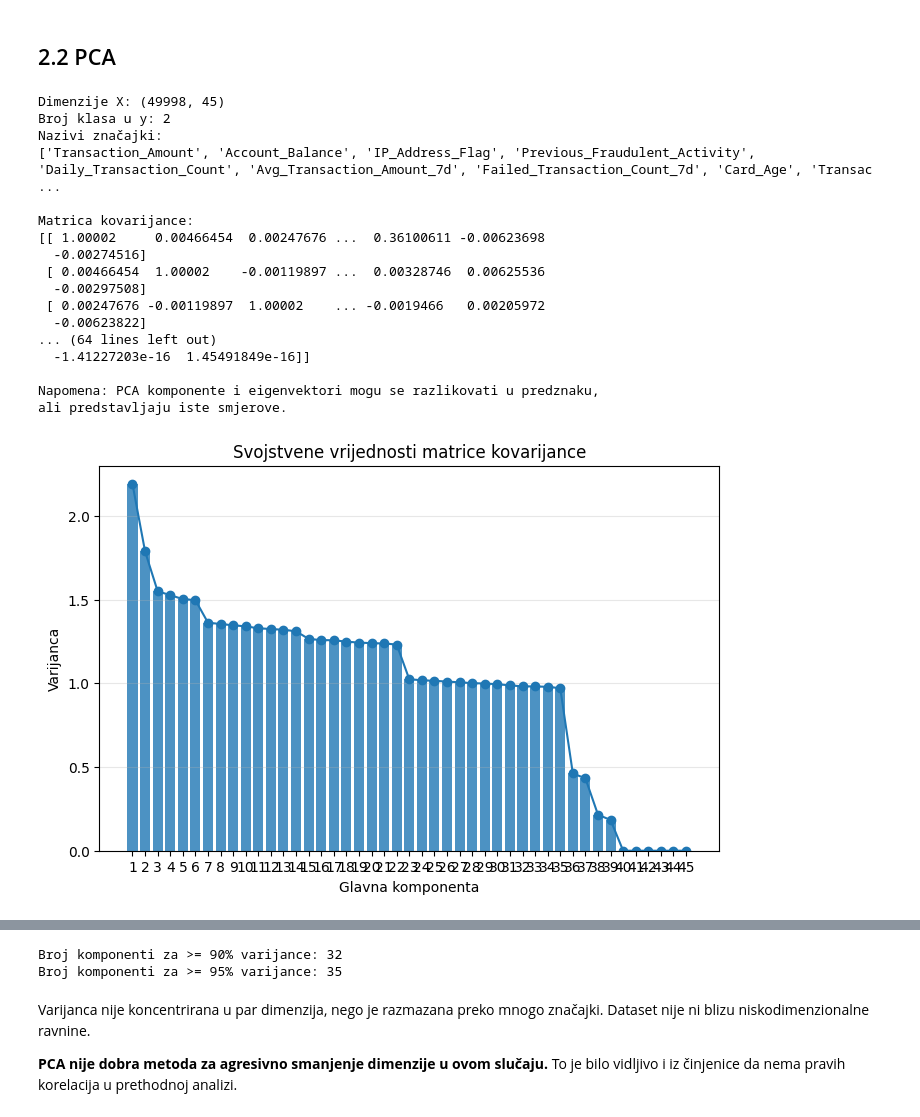
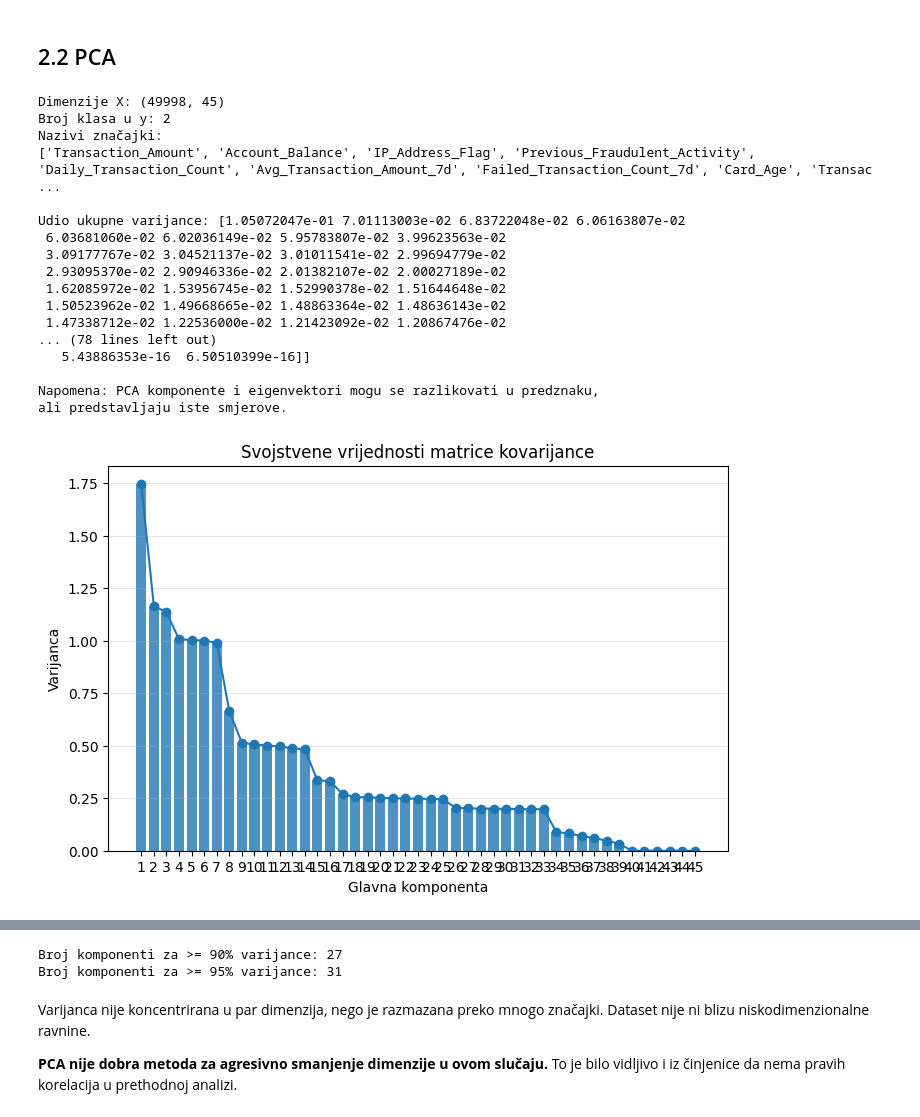
Before and after one commit to nfridFER/DAP, a Jupyter notebook: DEMO/FE_demo.ipynb, the cells around one changed output, grey strips where cells are left out. Drawn from its saved outputs; the diff is of its cells as text; code cells hidden in the pictures.

```diff
--- a/DEMO/FE_demo.ipynb
+++ b/DEMO/FE_demo.ipynb
@@ -288,8 +288,8 @@ from sklearn.preprocessing import StandardScaler
 
 X["Amount_vs_Avg7d"] = df["Transaction_Amount"] / (df["Avg_Transaction_Amount_7d"] + 1)
 # s obzirom da smo već ranije skalirali varijable, onda dodatno skaliramo ovu novu, ali inače bi bilo bolje (spretnije) napraviti skaliranje tek nakon što smo završili s dodavanjem/uklanjanjem varijabli
-#new_scaler = StandardScaler()
-#X["Amount_vs_Avg7d"] = new_scaler.fit_transform(X[["Amount_vs_Avg7d"]])
+new_scaler = StandardScaler()
+X["Amount_vs_Avg7d"] = new_scaler.fit_transform(X[["Amount_vs_Avg7d"]])
 
 X["Txn_Burst"] = (df["Daily_Transaction_Count"] > 10).astype(int)
 X["Weekend_Online"] = X["Is_Weekend"] * X["TT_Online"]
@@ -315,21 +331,32 @@ X
 import numpy as np
 import pandas as pd
 import matplotlib.pyplot as plt
-
+from sklearn.decomposition import PCA
+from sklearn.preprocessing import StandardScaler
 
 np.random.seed(42)
+
 
 print("Dimenzije X:", X.shape)
 print("Broj klasa u y:", len(np.unique(y)))
 print("Nazivi značajki:")
 print(X.columns.tolist())
 
+# -------------------------------------------------
+# PCA
+# -------------------------------------------------
+pca_full = PCA(n_components=X.shape[1])
+X_pca_full = pca_full.fit_transform(X)
 
+print("\nUdio ukupne varijance:", pca_full.explained_variance_ratio_)
+print("Ukupno:", pca_full.explained_variance_ratio_.sum())
 
 # -------------------------------------------------
-# matrica kovarjance, eigenvalues, eigenvectors
+# Povezivanje s eigenvalues / eigenvectors
 # -------------------------------------------------
-cov_matrix = np.cov(X_scaled.T)
+#cov_matrix = np.cov(X.T)
+X_num = X.to_numpy(dtype=float)
+cov_matrix = np.cov(X_num, rowvar=False)
 
 eigenvalues, eigenvectors = np.linalg.eig(cov_matrix)
 
@@ -356,6 +383,11 @@ print("\nNapomena: PCA komponente i eigenvektori mogu se razlikovati u predznaku
 print("ali predstavljaju iste smjerove.")
 
 
+
+
+# -------------------------------------------------
+# Eigenvalues / explained variance
+# -------------------------------------------------
 plt.figure(figsize=(8, 5))
 
 pcs = np.arange(1, len(eigenvalues) + 1)
@@ -369,8 +401,9 @@ plt.xticks(pcs)
 plt.grid(axis="y", alpha=0.3)
 plt.show()
 
-
+# -------------------------------------------------
 # Kumulativna objašnjena varijanca
+# -------------------------------------------------
 plt.figure(figsize=(8, 5))
 
 cum_var = np.cumsum(pca_full.explained_variance_ratio_)
@@ -379,40 +412,40 @@ pcs = np.arange(1, len(cum_var) + 1)
 plt.plot(pcs, cum_var, marker="o")
 plt.axhline(0.90, linestyle="--", alpha=0.7, label="90%")
 plt.axhline(0.95, linestyle="--", alpha=0.7, label="95%")
 
 plt.xlabel("Broj glavnih komponenti")
 plt.ylabel("Kumulativni udio objašnjene varijance")
 plt.title("Kumulativna objašnjena varijanca")
 plt.xticks(pcs)
 plt.ylim(0, 1.05)
 plt.grid(True, alpha=0.3)
 plt.legend()
 plt.show()
 
 # -------------------------------------------------
 # Koliko komponenti treba za 90% i 95% varijance
 # -------------------------------------------------
 n90 = np.argmax(cum_var >= 0.90) + 1
 n95 = np.argmax(cum_var >= 0.95) + 1
 
 print(f"\nBroj komponenti za >= 90% varijance: {n90}")
 print(f"Broj komponenti za >= 95% varijance: {n95}")
 # %% [output]
 Dimenzije X: (49998, 45)
 Broj klasa u y: 2
 Nazivi značajki:
 ['Transaction_Amount', 'Account_Balance', 'IP_Address_Flag', 'Previous_Fraudulent_Activity', 'Daily_Transaction_Count', 'Avg_Transaction_Amount_7d', 'Failed_Transaction_Count_7d', 'Card_Age', 'Transac ...
 
-Matrica kovarijance:
-[[ 1.00002     0.00466454  0.00247676 ...  0.36100611 -0.00623698
-  -0.00274516]
- [ 0.00466454  1.00002    -0.00119897 ...  0.00328746  0.00625536
-  -0.00297508]
- [ 0.00247676 -0.00119897  1.00002    ... -0.0019466   0.00205972
-  -0.00623822]
-... (64 lines left out)
-  -1.41227203e-16  1.45491849e-16]]
+Udio ukupne varijance: [1.05072047e-01 7.01113003e-02 6.83722048e-02 6.06163807e-02
+ 6.03681060e-02 6.02036149e-02 5.95783807e-02 3.99623563e-02
+ 3.09177767e-02 3.04521137e-02 3.01011541e-02 2.99694779e-02
+ 2.93095370e-02 2.90946336e-02 2.01382107e-02 2.00027189e-02
+ 1.62085972e-02 1.53956745e-02 1.52990378e-02 1.51644648e-02
+ 1.50523962e-02 1.49668665e-02 1.48863364e-02 1.48636143e-02
+ 1.47338712e-02 1.22536000e-02 1.21423092e-02 1.20867476e-02
+... (78 lines left out)
+   5.43886353e-16  6.50510399e-16]]
 
 Napomena: PCA komponente i eigenvektori mogu se razlikovati u predznaku,
 ali predstavljaju iste smjerove.
-[figure, old version]
+[figure, new version]
@@ -420,5 +453,5 @@ ali predstavljaju iste smjerove.
-Broj komponenti za >= 90% varijance: 32
-Broj komponenti za >= 95% varijance: 35
+Broj komponenti za >= 90% varijance: 27
+Broj komponenti za >= 95% varijance: 31
 # %% [markdown]
 Varijanca nije koncentrirana u par dimenzija, nego je razmazana preko mnogo značajki.
 Dataset nije ni blizu niskodimenzionalne ravnine.
```
Also changed, not shown: parts of 9 cells of this notebook.
